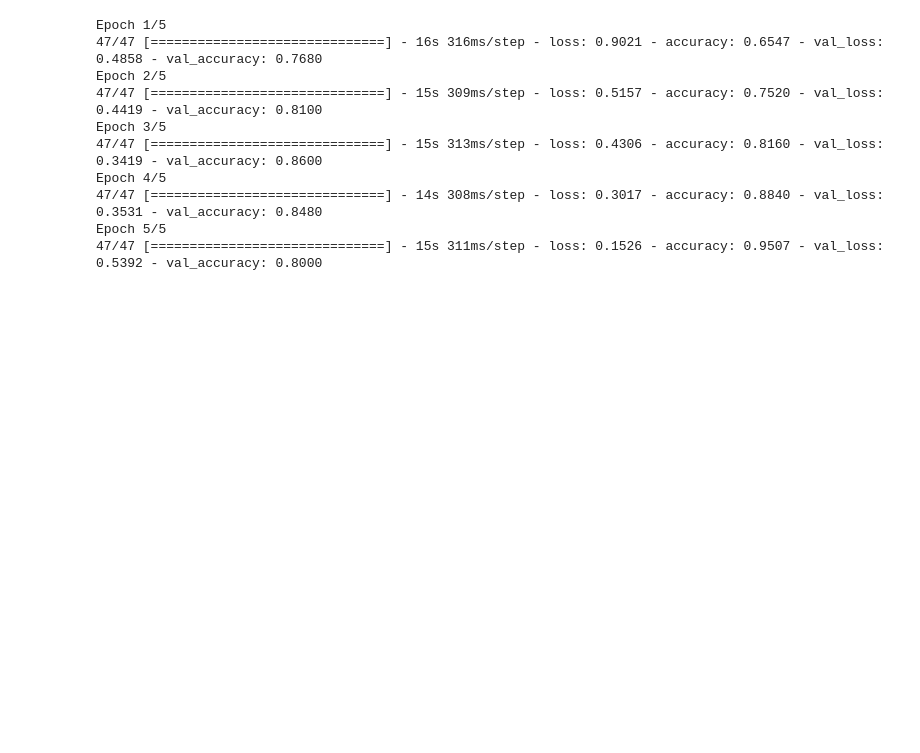
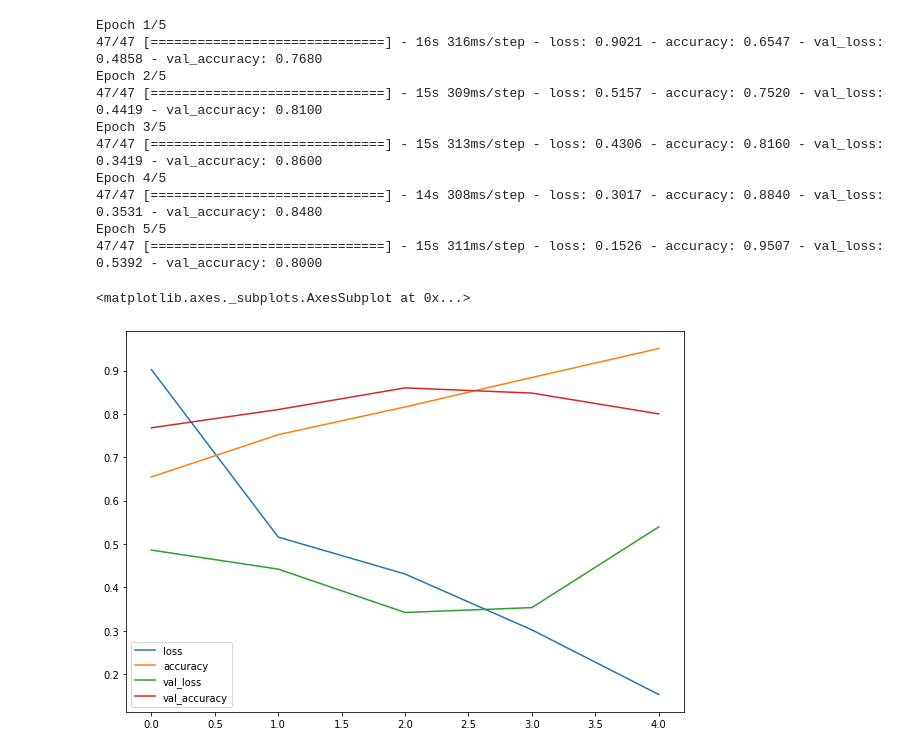
Before and after one commit to sameer203/Tensorflow_, a Jupyter notebook: 05_Computer_vision_with_Tensorflow.ipynb, the cells around one changed output. Cells and saved outputs as stored; diff of their text form; code cells hidden in the pictures; blank space fills up the shorter version.

```diff
--- a/05_Computer_vision_with_Tensorflow.ipynb
+++ b/05_Computer_vision_with_Tensorflow.ipynb
@@ -480,3 +480,7 @@ Epoch 5/5
 47/47 [==============================] - 15s 311ms/step - loss: 0.1526 - accuracy: 0.9507 - val_loss: 0.5392 - val_accuracy: 0.8000
 # %%
 # Evaluate the metrics
+pd.DataFrame(history_4.history).plot(figsize=(10,7))
+# %% [output]
+<matplotlib.axes._subplots.AxesSubplot at 0x...>
+[figure, added]
```
Also changed, not shown: parts of 2 cells of this notebook.
